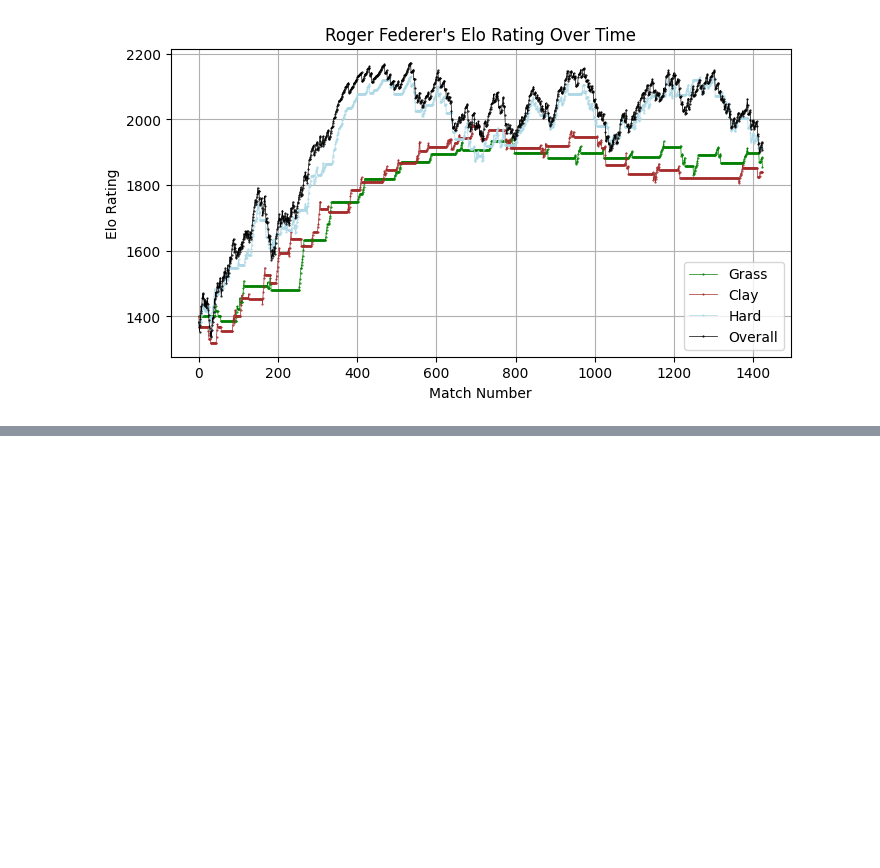
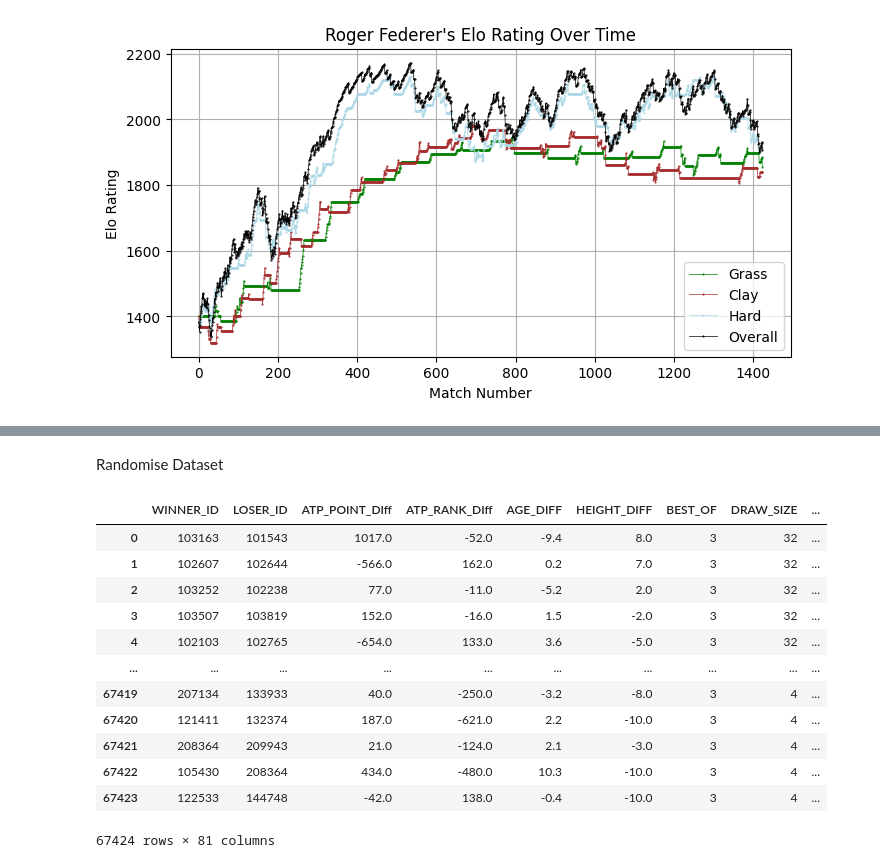
Before and after one commit to Pingeor11/Tennis-Prediction, a Jupyter notebook: code/trytennisagain.ipynb, the cells around one changed output, grey strips where cells are left out. Cells and saved outputs as stored; diff of their text form; code cells hidden in the pictures; blank space fills up the shorter version.

```diff
--- a/code/trytennisagain.ipynb
+++ b/code/trytennisagain.ipynb
@@ -560,0 +454,19 @@ print(f"MLP: {mlp_probs.min():.3f} to {mlp_probs.max():.3f}")
+# %% [markdown]
+Randomise Dataset
+# %%
+final_data["RESULT"] = 1
+final_data
+# %% [output]
+|  | WINNER_ID | LOSER_ID | ATP_POINT_DIff | ATP_RANK_DIff | AGE_DIFF | HEIGHT_DIFF | BEST_OF | DRAW_SIZE | ... |
+| 0 | 103163 | 101543 | 1017.0 | -52.0 | -9.4 | 8.0 | 3 | 32 | ... |
+| 1 | 102607 | 102644 | -566.0 | 162.0 | 0.2 | 7.0 | 3 | 32 | ... |
+| 2 | 103252 | 102238 | 77.0 | -11.0 | -5.2 | 2.0 | 3 | 32 | ... |
+| 3 | 103507 | 103819 | 152.0 | -16.0 | 1.5 | -2.0 | 3 | 32 | ... |
+| 4 | 102103 | 102765 | -654.0 | 133.0 | 3.6 | -5.0 | 3 | 32 | ... |
+| ... | ... | ... | ... | ... | ... | ... | ... | ... | ... |
+| 67419 | 207134 | 133933 | 40.0 | -250.0 | -3.2 | -8.0 | 3 | 4 | ... |
+| 67420 | 121411 | 132374 | 187.0 | -621.0 | 2.2 | -10.0 | 3 | 4 | ... |
+| 67421 | 208364 | 209943 | 21.0 | -124.0 | 2.1 | -3.0 | 3 | 4 | ... |
+| 67422 | 105430 | 208364 | 434.0 | -480.0 | 10.3 | -10.0 | 3 | 4 | ... |
+| 67423 | 122533 | 144748 | -42.0 | 138.0 | -0.4 | -10.0 | 3 | 4 | ... |
+67424 rows × 81 columns
```
Also changed, not shown: parts of 6 cells of this notebook, 1 other file.
